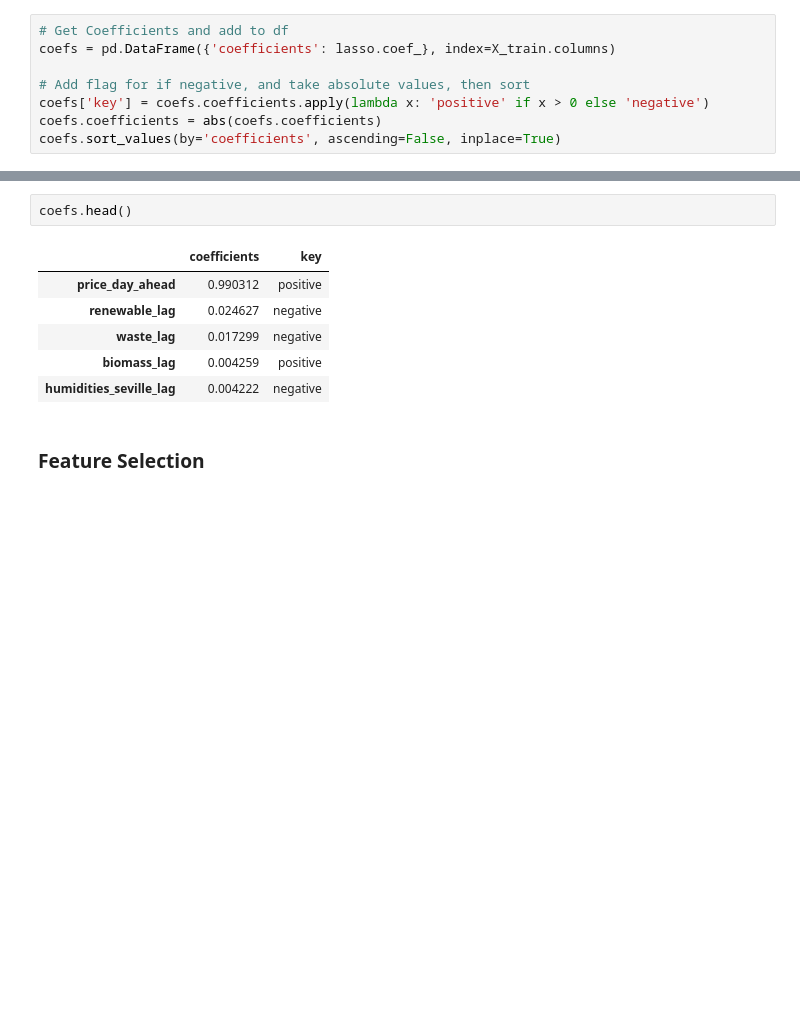
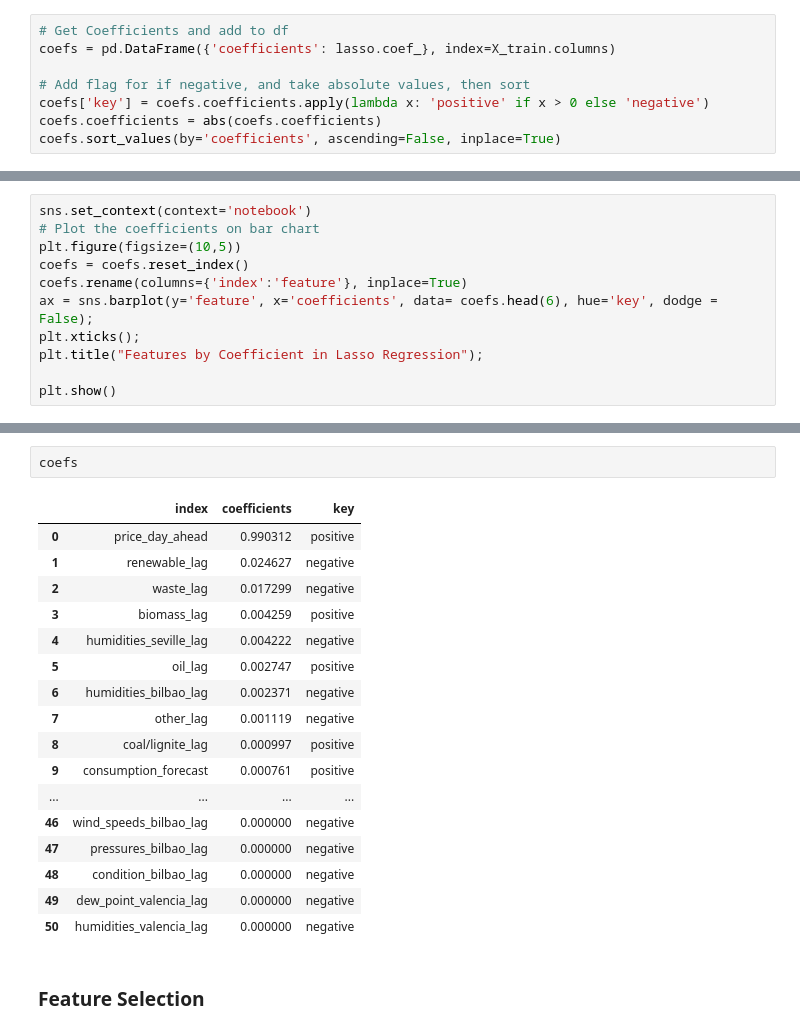
Before and after one commit to EvanHolder/Predicting-Energy-Markets-in-Spain, a Jupyter notebook: notebooks/LassoRegression.ipynb, the cells around one changed output, grey strips where cells are left out. Cells and saved outputs as stored; diff of their text form; blank space fills up the shorter version.

```diff
--- a/notebooks/LassoRegression.ipynb
+++ b/notebooks/LassoRegression.ipynb
@@ -246,0 +247,11 @@ plt.xticks();
+# %%
+sns.set_context(context='notebook')
+# Plot the coefficients on bar chart
+plt.figure(figsize=(10,5))
+coefs = coefs.reset_index()
+coefs.rename(columns={'index':'feature'}, inplace=True)
+ax = sns.barplot(y='feature', x='coefficients', data= coefs.head(6), hue='key', dodge = False);
+plt.xticks();
+plt.title("Features by Coefficient in Lasso Regression");
+
+plt.show()
@@ -247,12 +260,23 @@ plt.xticks();
 # %%
-coefs.head()
+coefs
 # %% [output]
-|  | coefficients | key |
-| price_day_ahead | 0.990312 | positive |
-| renewable_lag | 0.024627 | negative |
-| waste_lag | 0.017299 | negative |
-| biomass_lag | 0.004259 | positive |
-| humidities_seville_lag | 0.004222 | negative |
+|  | index | coefficients | key |
+| 0 | price_day_ahead | 0.990312 | positive |
+| 1 | renewable_lag | 0.024627 | negative |
+| 2 | waste_lag | 0.017299 | negative |
+| 3 | biomass_lag | 0.004259 | positive |
+| 4 | humidities_seville_lag | 0.004222 | negative |
+| 5 | oil_lag | 0.002747 | positive |
+| 6 | humidities_bilbao_lag | 0.002371 | negative |
+| 7 | other_lag | 0.001119 | negative |
+| 8 | coal/lignite_lag | 0.000997 | positive |
+| 9 | consumption_forecast | 0.000761 | positive |
+| ... | ... | ... | ... |
+| 46 | wind_speeds_bilbao_lag | 0.000000 | negative |
+| 47 | pressures_bilbao_lag | 0.000000 | negative |
+| 48 | condition_bilbao_lag | 0.000000 | negative |
+| 49 | dew_point_valencia_lag | 0.000000 | negative |
+| 50 | humidities_valencia_lag | 0.000000 | negative |
 # %% [markdown]
 ### Feature Selection
 # %%
```
Also changed, not shown: parts of 6 cells of this notebook.
